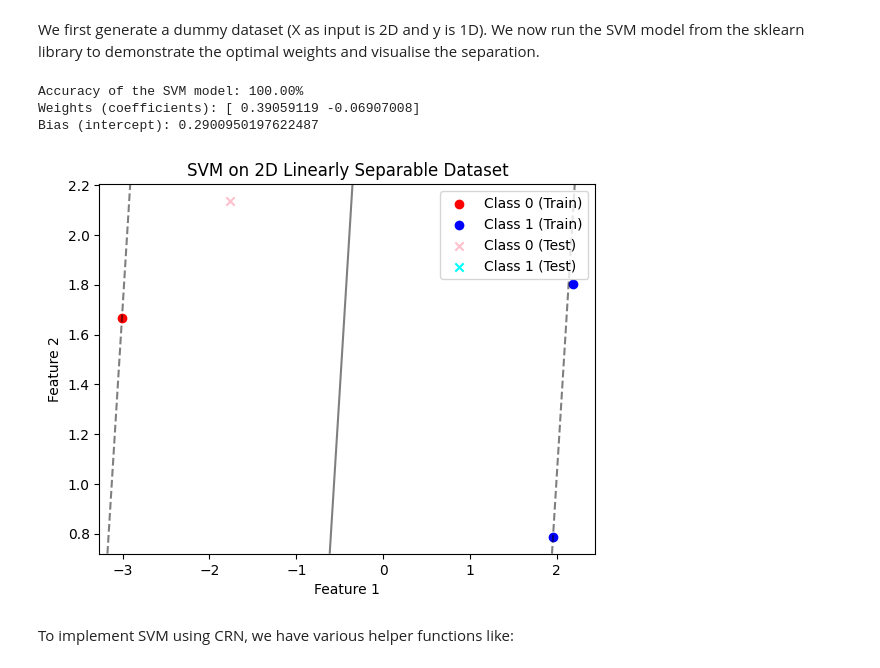
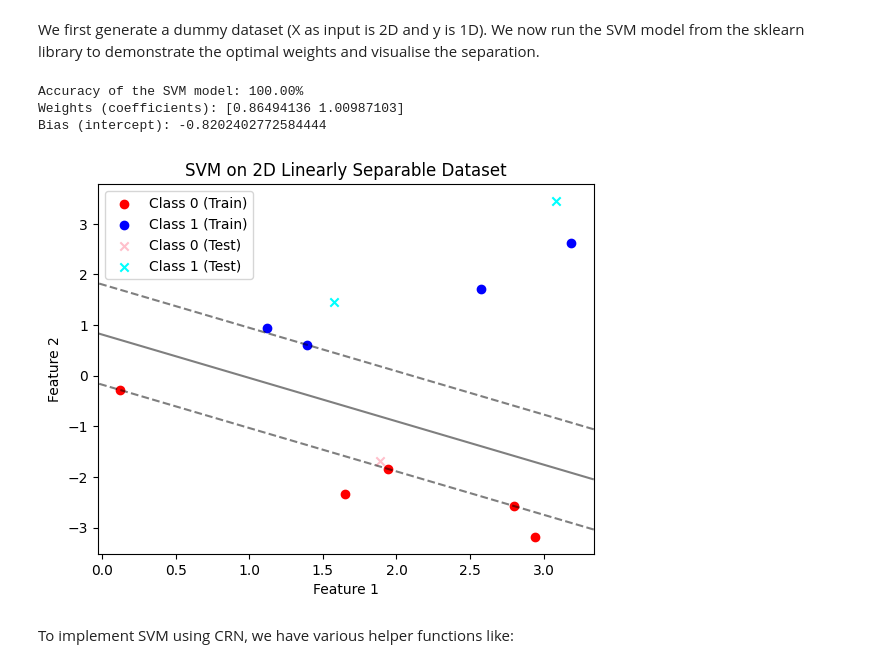
Before and after one commit to AmeyChoudhary/SVM, a Jupyter notebook: SVM_code/meow.ipynb, the cells around one changed output. Saved outputs shown, nothing was run; the diff lists cells and outputs as text; code cells hidden in the pictures.

```diff
--- a/SVM_code/meow.ipynb
+++ b/SVM_code/meow.ipynb
@@ -17,7 +17,7 @@ from sklearn.model_selection import train_test_split
 from sklearn.metrics import accuracy_score
 
 # Step 1: Generate the 2D linearly separable dataset
-X, y = make_classification(n_samples=4,
+X, y = make_classification(n_samples=12,
                            n_features=2,
                            n_informative=2,
                            n_redundant=0,
@@ -49,33 +49,33 @@ print(f"Bias (intercept): {bias}")
 
 # Step 6: Visualize the decision boundary
 plt.scatter(X_train[y_train == 0][:, 0], X_train[y_train == 0][:, 1], color='red', label='Class 0 (Train)')
 plt.scatter(X_train[y_train == 1][:, 0], X_train[y_train == 1][:, 1], color='blue', label='Class 1 (Train)')
 plt.scatter(X_test[y_test == 0][:, 0], X_test[y_test == 0][:, 1], color='pink', label='Class 0 (Test)', marker='x')
 plt.scatter(X_test[y_test == 1][:, 0], X_test[y_test == 1][:, 1], color='cyan', label='Class 1 (Test)', marker='x')
 
 # Plot the decision boundary
 ax = plt.gca()
 xlim = ax.get_xlim()
 ylim = ax.get_ylim()
 
 # Create grid to evaluate model
 xx = np.linspace(xlim[0], xlim[1], 30)
 yy = np.linspace(ylim[0], ylim[1], 30)
 YY, XX = np.meshgrid(yy, xx)
 xy = np.vstack([XX.ravel(), YY.ravel()]).T
 Z = svm_model.decision_function(xy).reshape(XX.shape)
 
 # Plot decision boundary and margins
 ax.contour(XX, YY, Z, colors='k', levels=[-1, 0, 1], alpha=0.5,
            linestyles=['--', '-', '--'])
 
 plt.title("SVM on 2D Linearly Separable Dataset")
 plt.xlabel("Feature 1")
 plt.ylabel("Feature 2")
 plt.legend()
 plt.show()
 # %% [output]
 Accuracy of the SVM model: 100.00%
-Weights (coefficients): [ 0.39059119 -0.06907008]
-Bias (intercept): 0.2900950197622487
+Weights (coefficients): [0.86494136 1.00987103]
+Bias (intercept): -0.8202402772584444
-[figure, old version]
+[figure, new version]
```
Also changed, not shown: parts of 10 cells of this notebook, 19 other files.
